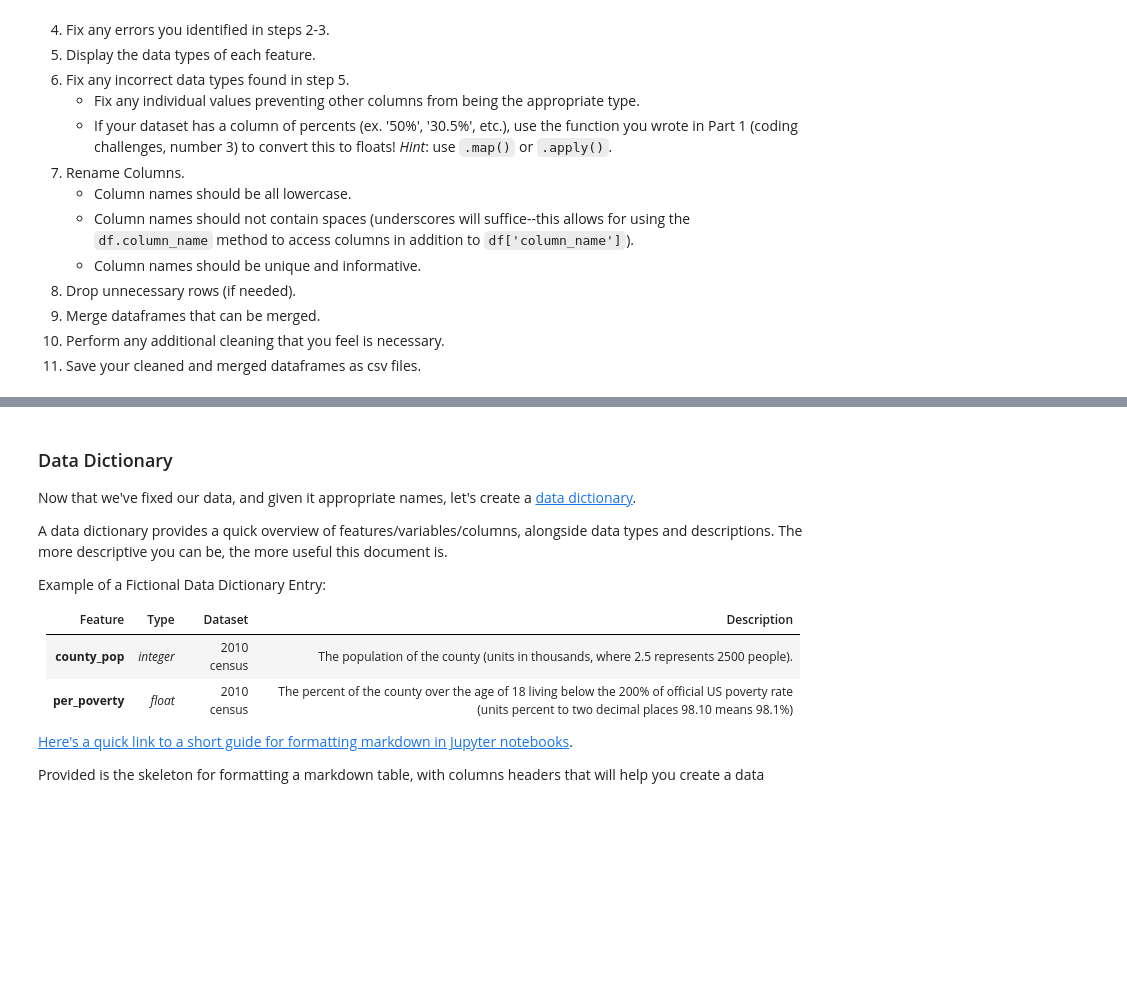
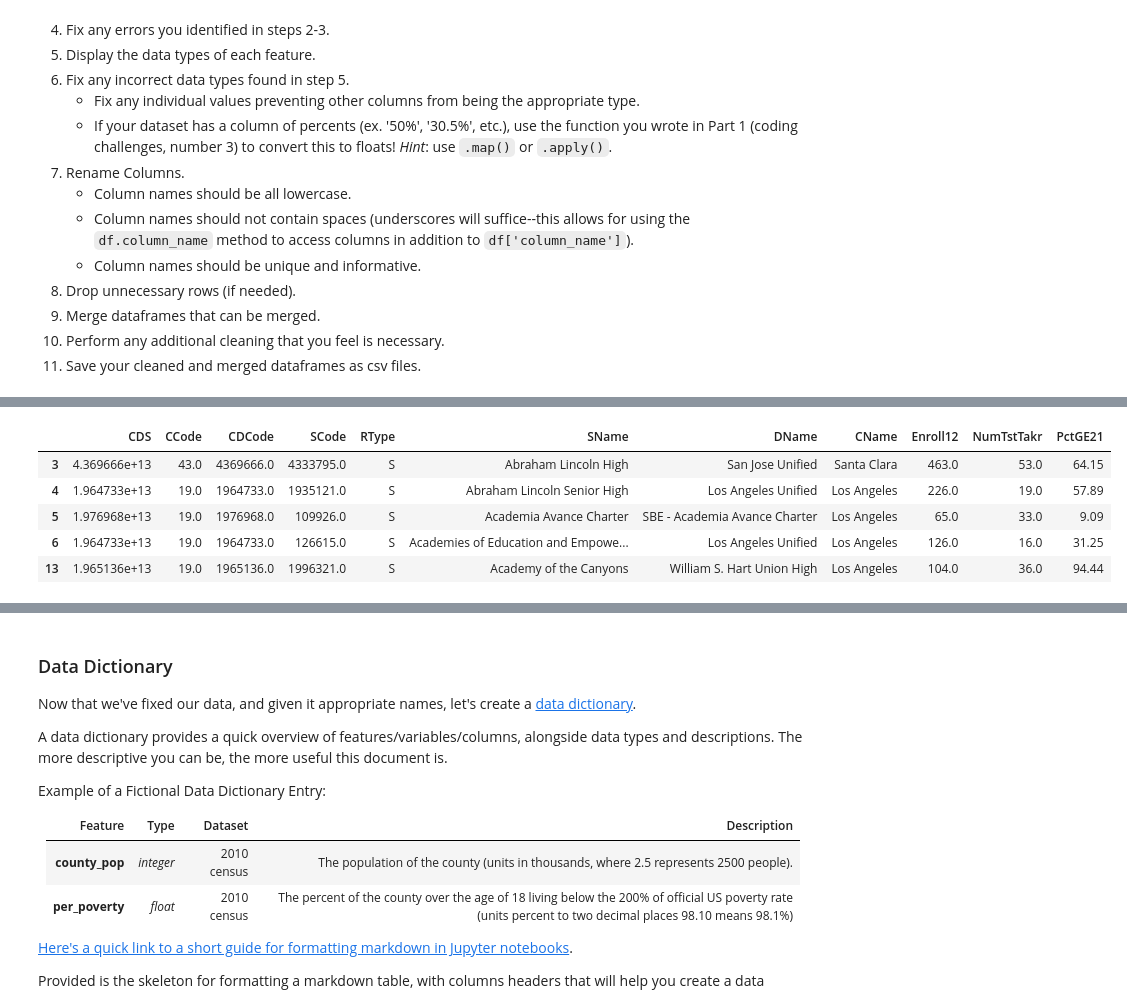
Before and after one commit to c24thomas/cali_act, a Jupyter notebook: code/project-1-take-2.ipynb, the cells around one changed output, grey strips where cells are left out. Drawn from its saved outputs; the diff is of its cells as text; code cells hidden in the pictures; blank space fills up the shorter version.

```diff
--- a/code/project-1-take-2.ipynb
+++ b/code/project-1-take-2.ipynb
@@ -154,0 +325,3 @@ Import the datasets that you selected for this project and go through the follow
+# %%
+df.dropna(subset=['AvgScrRead'], inplace=True)
+df.isna().sum()
@@ -154,0 +348,12 @@ Import the datasets that you selected for this project and go through the follow
+# %%
+df.drop(columns=['AvgScrRead', 'AvgScrEng', 'AvgScrMath',
+                 'AvgScrSci', 'NumGE21', 'Year', 'Unnamed: 17'], inplace=True)
+
+df.head()
+# %% [output]
+|  | CDS | CCode | CDCode | SCode | RType | SName | DName | CName | Enroll12 | NumTstTakr | PctGE21 |
+| 3 | 4.369666e+13 | 43.0 | 4369666.0 | 4333795.0 | S | Abraham Lincoln High | San Jose Unified | Santa Clara | 463.0 | 53.0 | 64.15 |
+| 4 | 1.964733e+13 | 19.0 | 1964733.0 | 1935121.0 | S | Abraham Lincoln Senior High | Los Angeles Unified | Los Angeles | 226.0 | 19.0 | 57.89 |
+| 5 | 1.976968e+13 | 19.0 | 1976968.0 | 109926.0 | S | Academia Avance Charter | SBE - Academia Avance Charter | Los Angeles | 65.0 | 33.0 | 9.09 |
+| 6 | 1.964733e+13 | 19.0 | 1964733.0 | 126615.0 | S | Academies of Education and Empowe... | Los Angeles Unified | Los Angeles | 126.0 | 16.0 | 31.25 |
+| 13 | 1.965136e+13 | 19.0 | 1965136.0 | 1996321.0 | S | Academy of the Canyons | William S. Hart Union High | Los Angeles | 104.0 | 36.0 | 94.44 |
```
Also changed, not shown: parts of 52 cells of this notebook, 3 other files.
